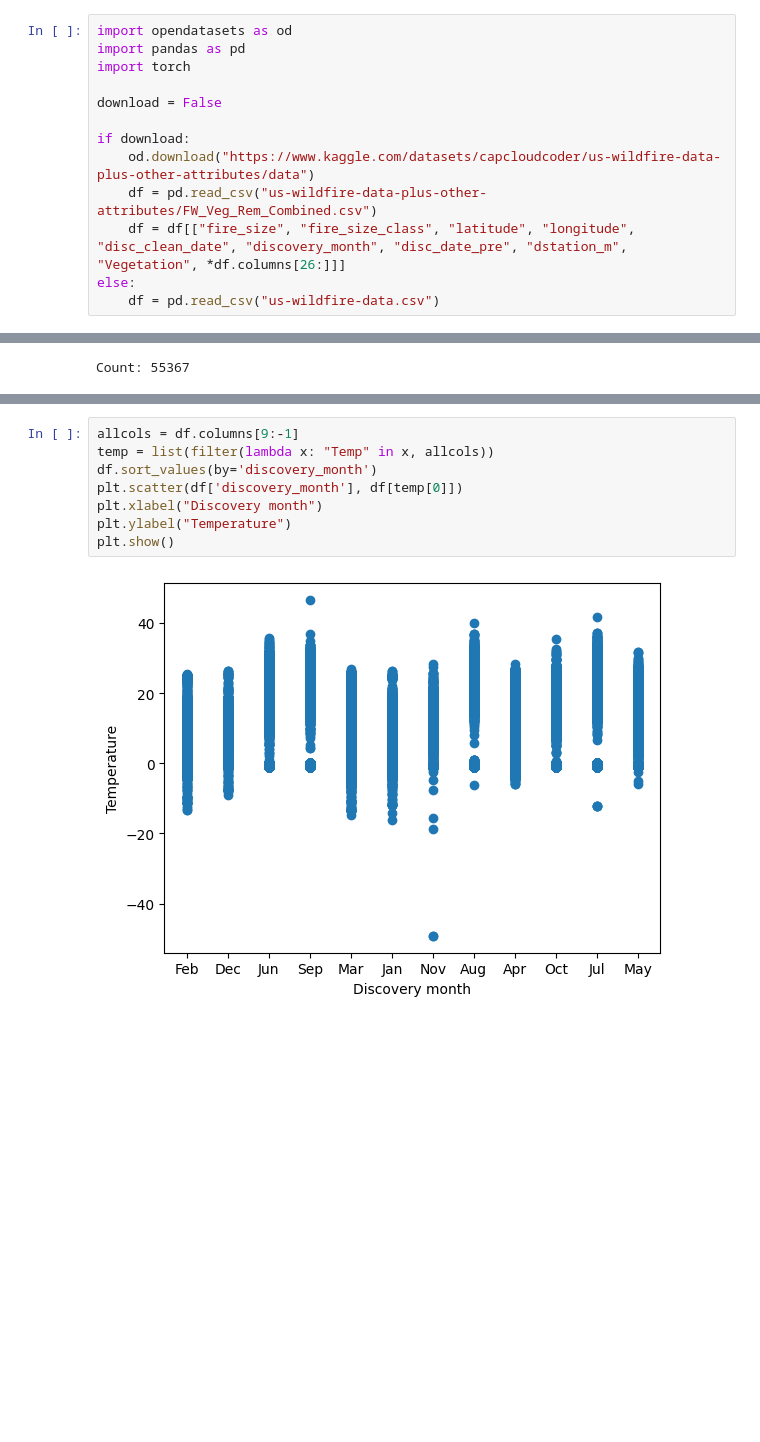
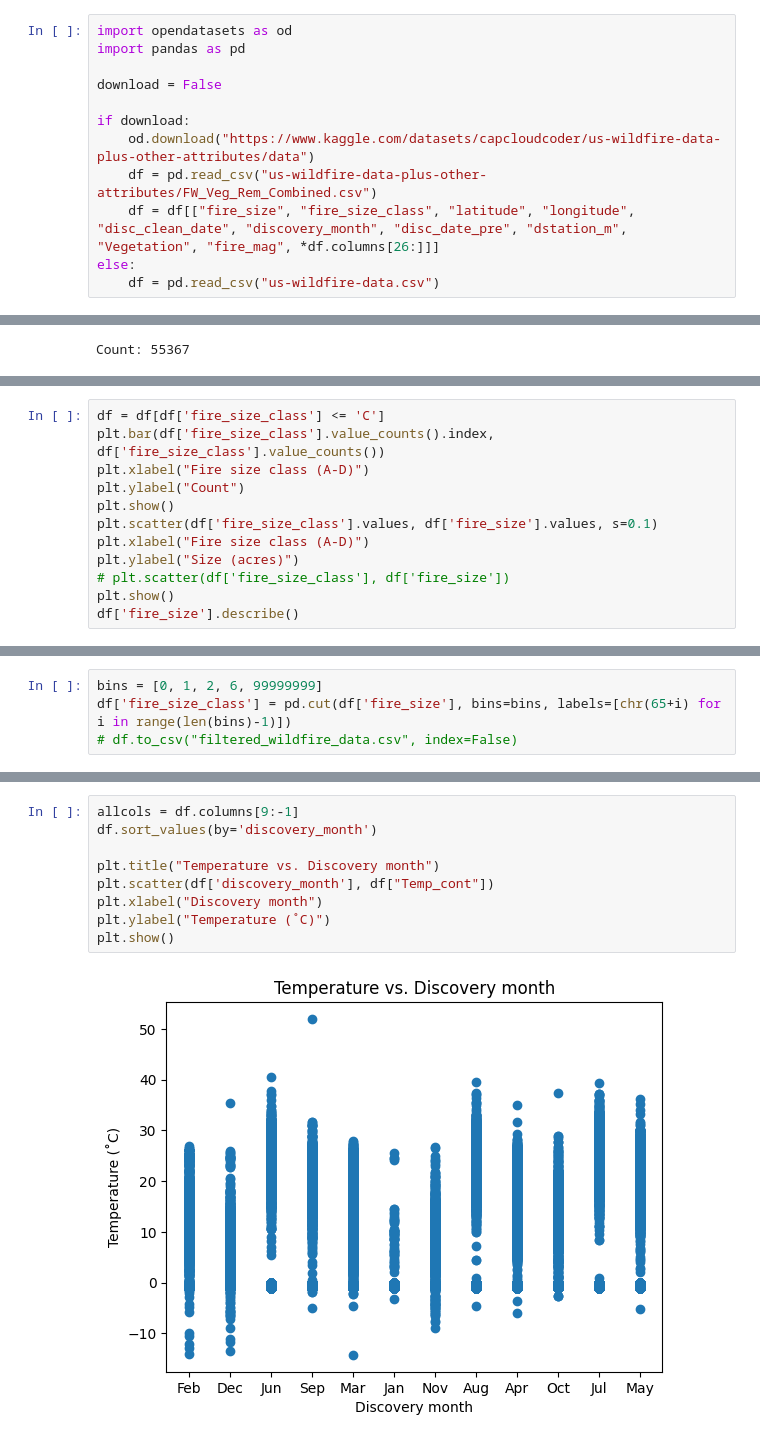
Before and after one commit to pythoncoder1234/wildfires, a Jupyter notebook: new notebook.ipynb, the cells around one changed output, grey strips where cells are left out. Cells and saved outputs as stored; diff of their text form; blank space fills up the shorter version.

```diff
--- a/new notebook.ipynb
+++ b/new notebook.ipynb
@@ -1,14 +1,13 @@
 # %%
 import opendatasets as od
 import pandas as pd
-import torch
 
 download = False
 
 if download:
     od.download("https://www.kaggle.com/datasets/capcloudcoder/us-wildfire-data-plus-other-attributes/data")
     df = pd.read_csv("us-wildfire-data-plus-other-attributes/FW_Veg_Rem_Combined.csv")
-    df = df[["fire_size", "fire_size_class", "latitude", "longitude", "disc_clean_date", "discovery_month", "disc_date_pre", "dstation_m", "Vegetation", *df.columns[26:]]]
+    df = df[["fire_size", "fire_size_class", "latitude", "longitude", "disc_clean_date", "discovery_month", "disc_date_pre", "dstation_m", "Vegetation", "fire_mag", *df.columns[26:]]]
 else:
     df = pd.read_csv("us-wildfire-data.csv")
 # %%
@@ -71,0 +77,12 @@ plt.show()
+# %%
+df = df[df['fire_size_class'] <= 'C']
+plt.bar(df['fire_size_class'].value_counts().index, df['fire_size_class'].value_counts())
+plt.xlabel("Fire size class (A-D)")
+plt.ylabel("Count")
+plt.show()
+plt.scatter(df['fire_size_class'].values, df['fire_size'].values, s=0.1)
+plt.xlabel("Fire size class (A-D)")
+plt.ylabel("Size (acres)")
+# plt.scatter(df['fire_size_class'], df['fire_size'])
+plt.show()
+df['fire_size'].describe()
@@ -71,0 +101,4 @@ plt.show()
+# %%
+bins = [0, 1, 2, 6, 99999999]
+df['fire_size_class'] = pd.cut(df['fire_size'], bins=bins, labels=[chr(65+i) for i in range(len(bins)-1)])
+# df.to_csv("filtered_wildfire_data.csv", index=False)
@@ -72,12 +122,13 @@ plt.show()
 # %%
 allcols = df.columns[9:-1]
-temp = list(filter(lambda x: "Temp" in x, allcols))
 df.sort_values(by='discovery_month')
-plt.scatter(df['discovery_month'], df[temp[0]])
+
+plt.title("Temperature vs. Discovery month")
+plt.scatter(df['discovery_month'], df["Temp_cont"])
 plt.xlabel("Discovery month")
-plt.ylabel("Temperature")
+plt.ylabel("Temperature (˚C)")
 plt.show()
 # %% [output]
-[figure, old version]
+[figure, new version]
 # %%
 plt.scatter(df['fire_size'].sort_values(), df['Temp_cont'])
```
Also changed, not shown: parts of 24 cells of this notebook, 2 other files.
